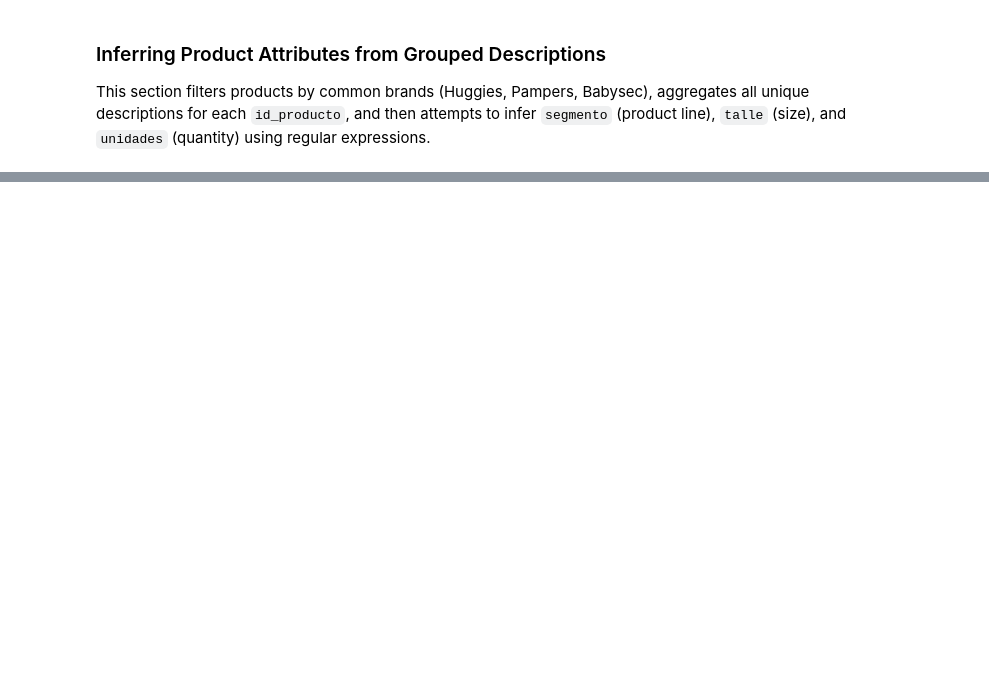
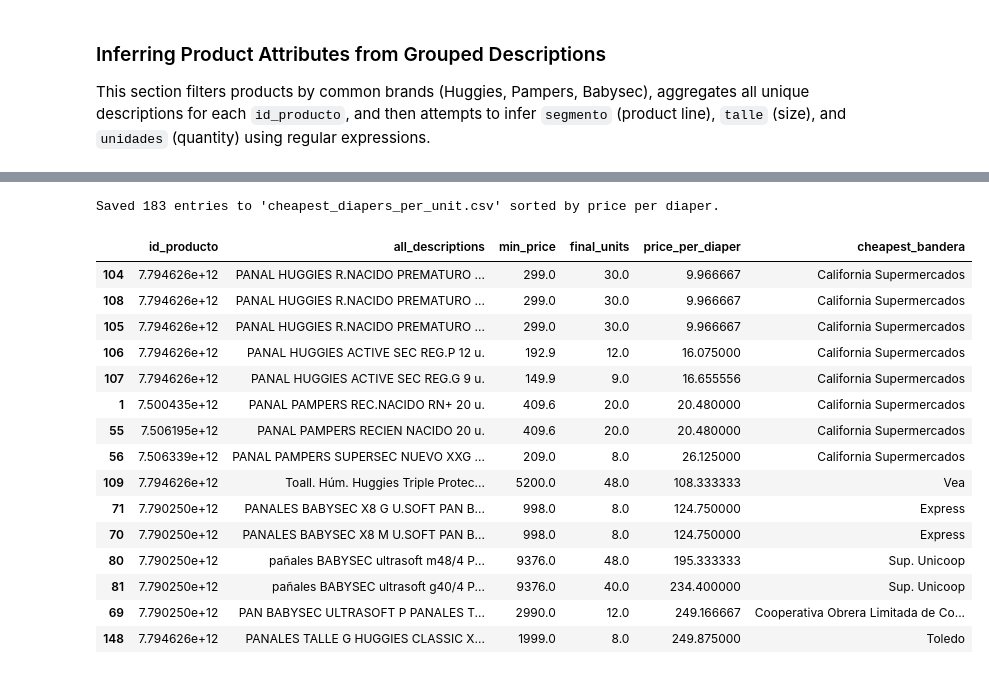
Before and after one commit to fernandosuarez89/fernandosuarez89.github.io, a Jupyter notebook: SEPA.ipynb, the cells around one changed output, grey strips where cells are left out. Cells and saved outputs as stored; diff of their text form; code cells hidden in the pictures; blank space fills up the shorter version.

```diff
--- a/SEPA.ipynb
+++ b/SEPA.ipynb
@@ -806,0 +846,64 @@ Merged Inferred Attributes with Provided Product Details and Aggregated Bandera
+# %%
+import pandas as pd
+import numpy as np
+
+# Ensure product_cheapest_lookup has the necessary columns
+# Build the lookup from product_cheapest_lookup variable
+product_cheapest_lookup['id_producto'] = product_cheapest_lookup['id_producto'].astype(float)
+merged_inferred_and_provided_df['id_producto'] = merged_inferred_and_provided_df['id_producto'].astype(float)
+
+# Safely drop 'min_price' and 'cheapest_bandera' if they already exist to avoid suffix issues
+columns_to_drop = [col for col in ['min_price', 'cheapest_bandera'] if col in merged_inferred_and_provided_df.columns]
+if columns_to_drop:
+    merged_inferred_and_provided_df = merged_inferred_and_provided_df.drop(columns=columns_to_drop)
+
+# Merge again to guarantee 'min_price' presence
+merged_inferred_and_provided_df = pd.merge(
+    merged_inferred_and_provided_df,
+    product_cheapest_lookup[['id_producto', 'min_price', 'cheapest_bandera']],
+    on='id_producto',
+    how='left'
+)
+
+# Coalesce units: prioritize 'unidades' and fall back to 'inferred_unidades'
+merged_inferred_and_provided_df['final_units'] = (
+    merged_inferred_and_provided_df['unidades']
+    .fillna(merged_inferred_and_provided_df['inferred_unidades'])
+)
+
+# Calculate the price per diaper
+merged_inferred_and_provided_df['price_per_diaper'] = (
+    merged_inferred_and_provided_df['min_price'] / merged_inferred_and_provided_df['final_units']
+)
+
+# Sort ascending by price per diaper
+cheapest_diapers_df = merged_inferred_and_provided_df.sort_values(by='price_per_diaper', ascending=True)
+
+# Save to CSV
+output_diaper_csv = 'cheapest_diapers_per_unit.csv'
+cheapest_diapers_df.to_csv(output_diaper_csv, float_format=lambda x: f'{np.trunc(x * 100) / 100:.2f}',index=False)
+
+print(f"Saved {len(cheapest_diapers_df)} entries to '{output_diaper_csv}' sorted by price per diaper.")
+display(cheapest_diapers_df[['id_producto', 'all_descriptions', 'min_price', 'final_units', 'price_per_diaper', 'cheapest_bandera']].head(15))
+
+# me gustaria subir toda la info yo manual de los ean que corresponden
+# me gustaria almacenar
+# generaria una columna de seleccion de segmento y talle
+# %% [output]
+Saved 183 entries to 'cheapest_diapers_per_unit.csv' sorted by price per diaper.
+|  | id_producto | all_descriptions | min_price | final_units | price_per_diaper | cheapest_bandera |
+| 104 | 7.794626e+12 | PANAL HUGGIES R.NACIDO PREMATURO ... | 299.0 | 30.0 | 9.966667 | California Supermercados |
+| 108 | 7.794626e+12 | PANAL HUGGIES R.NACIDO PREMATURO ... | 299.0 | 30.0 | 9.966667 | California Supermercados |
+| 105 | 7.794626e+12 | PANAL HUGGIES R.NACIDO PREMATURO ... | 299.0 | 30.0 | 9.966667 | California Supermercados |
+| 106 | 7.794626e+12 | PANAL HUGGIES ACTIVE SEC REG.P 12 u. | 192.9 | 12.0 | 16.075000 | California Supermercados |
+| 107 | 7.794626e+12 | PANAL HUGGIES ACTIVE SEC REG.G 9 u. | 149.9 | 9.0 | 16.655556 | California Supermercados |
+| 1 | 7.500435e+12 | PANAL PAMPERS REC.NACIDO RN+ 20 u. | 409.6 | 20.0 | 20.480000 | California Supermercados |
+| 55 | 7.506195e+12 | PANAL PAMPERS RECIEN NACIDO 20 u. | 409.6 | 20.0 | 20.480000 | California Supermercados |
+| 56 | 7.506339e+12 | PANAL PAMPERS SUPERSEC NUEVO XXG ... | 209.0 | 8.0 | 26.125000 | California Supermercados |
+| 109 | 7.794626e+12 | Toall. Húm. Huggies Triple Protec... | 5200.0 | 48.0 | 108.333333 | Vea |
+| 71 | 7.790250e+12 | PANALES BABYSEC X8 G U.SOFT PAN B... | 998.0 | 8.0 | 124.750000 | Express |
+| 70 | 7.790250e+12 | PANALES BABYSEC X8 M U.SOFT PAN B... | 998.0 | 8.0 | 124.750000 | Express |
+| 80 | 7.790250e+12 | pañales BABYSEC ultrasoft m48/4 P... | 9376.0 | 48.0 | 195.333333 | Sup. Unicoop |
+| 81 | 7.790250e+12 | pañales BABYSEC ultrasoft g40/4 P... | 9376.0 | 40.0 | 234.400000 | Sup. Unicoop |
+| 69 | 7.790250e+12 | PAN BABYSEC ULTRASOFT P PANALES T... | 2990.0 | 12.0 | 249.166667 | Cooperativa Obrera Limitada de Co... |
+| 148 | 7.794626e+12 | PANALES TALLE G HUGGIES CLASSIC X... | 1999.0 | 8.0 | 249.875000 | Toledo |
```
Also changed, not shown: parts of 27 cells of this notebook.
